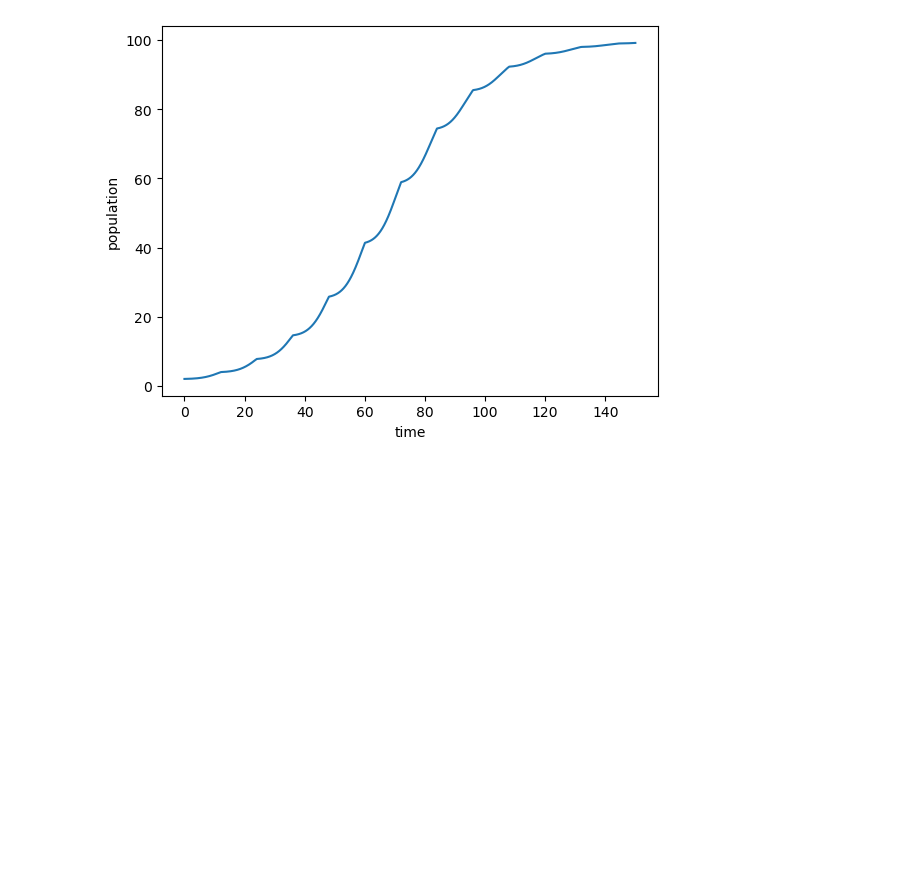
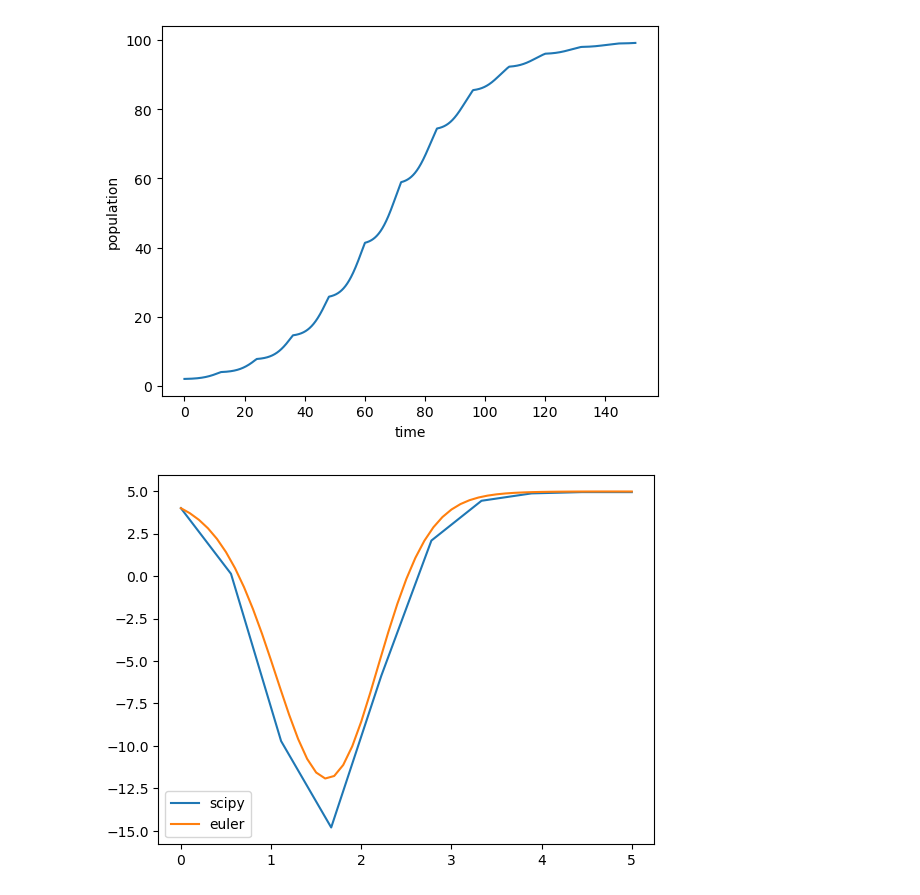
Before and after one commit to gladstonjoseph/learn_calc, a Jupyter notebook: numerical_solution_first_order.ipynb, the cells around one changed output. Drawn from its saved outputs; the diff is of its cells as text; code cells hidden in the pictures; blank space fills up the shorter version.

```diff
--- a/numerical_solution_first_order.ipynb
+++ b/numerical_solution_first_order.ipynb
@@ -49,3 +50,22 @@ plt.show
 # %% [output]
 <function matplotlib.pyplot.show(close=None, block=None)>
 [figure]
+# %%
+def first_order_equation(time, y):
+    equation = (3*(y-5)) * (np.cos(time))
+    return equation
+
+y_initial = [4]
+time_span = (0, 5)
+
+# Solve the ODE
+solve_scipy = solve_ivp(first_order_equation, time_span, y_initial, t_eval=np.linspace(0, 5, 10, endpoint=True))
+
+solve_euler = euler(function=first_order_equation, initial_state=y_initial[0], initial_time=time_span[0], final_time=time_span[-1], time_step=0.1)
+
+plt.plot(solve_scipy.t, solve_scipy.y.T, label='scipy')
+plt.plot(solve_euler[0], solve_euler[1], label='euler')
+plt.legend()
+plt.show()
+# %% [output]
+[figure, added]
```
Also changed, not shown: parts of 1 cell of this notebook, 13 other files.
